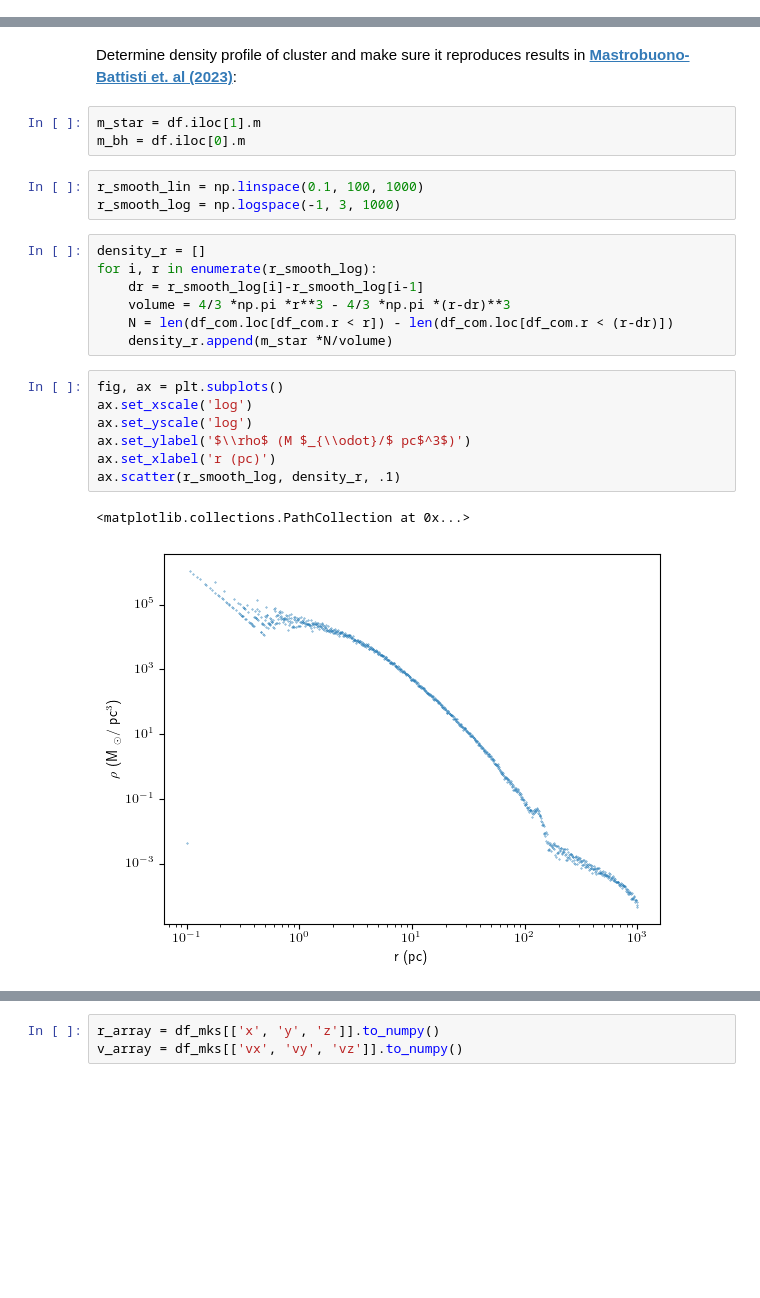
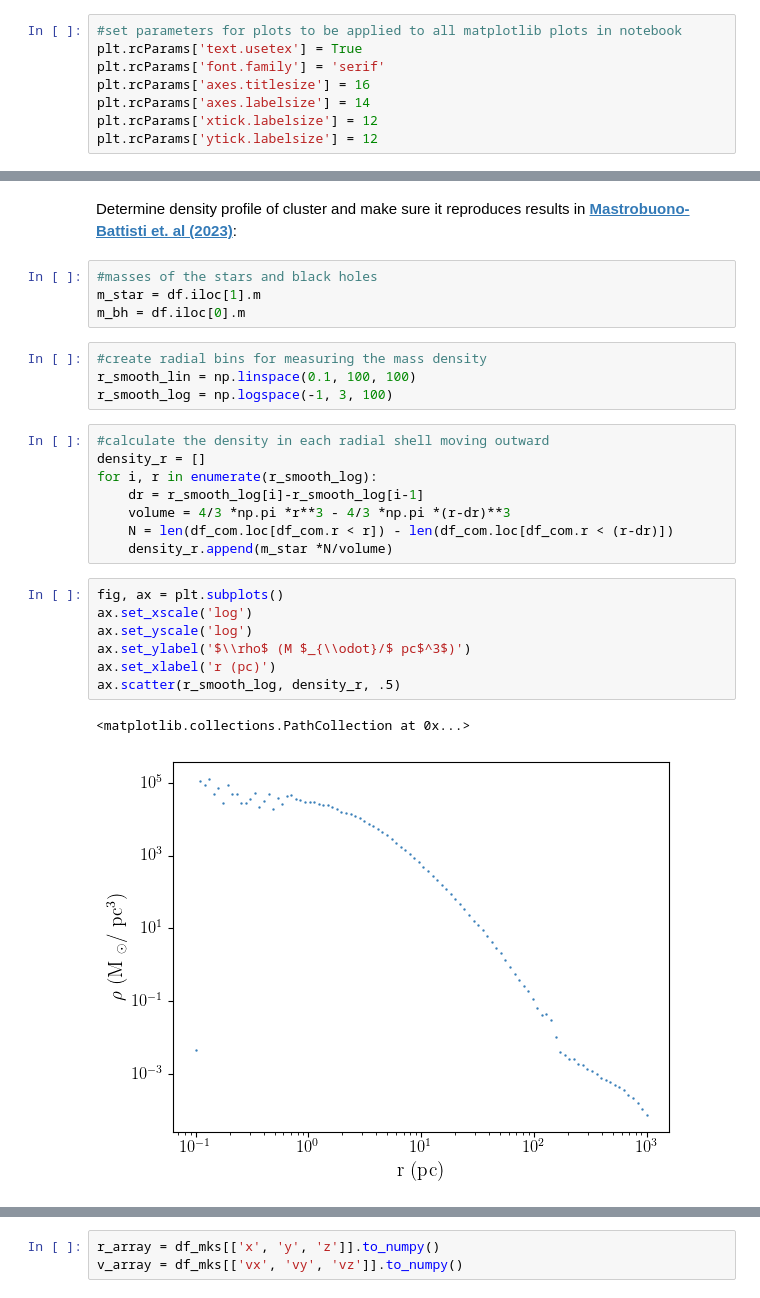
Before and after one commit to janeisbright/Research_Data_Foundations_Final_Project, a Jupyter notebook: NSC_statistical_analysis.ipynb, the cells around one changed output, grey strips where cells are left out. Cells and saved outputs as stored; diff of their text form; blank space fills up the shorter version.

```diff
--- a/NSC_statistical_analysis.ipynb
+++ b/NSC_statistical_analysis.ipynb
@@ -16,3 +24,11 @@ plt.rcParams['text.usetex'] = True
+# %%
+#set parameters for plots to be applied to all matplotlib plots in notebook
+plt.rcParams['text.usetex'] = True
+plt.rcParams['font.family'] = 'serif'
+plt.rcParams['axes.titlesize'] = 16
+plt.rcParams['axes.labelsize'] = 14
+plt.rcParams['xtick.labelsize'] = 12
+plt.rcParams['ytick.labelsize'] = 12
 # %%
 dir = os.getcwd() #path to current working directory
 
@@ -143,12 +162,15 @@ fig = corner.corner(df_com.loc[df_com.star==True][['x','y','z','vx','vy','vz']],
 # %% [markdown]
 Determine density profile of cluster and make sure it reproduces results in __[Mastrobuono-Battisti et. al (2023)](https://ui.adsabs.harvard.edu/abs/2023MNRAS.521.6089M/abstract)__:
 # %%
+#masses of the stars and black holes
 m_star = df.iloc[1].m
 m_bh = df.iloc[0].m
 # %%
-r_smooth_lin = np.linspace(0.1, 100, 1000)
-r_smooth_log = np.logspace(-1, 3, 1000)
+#create radial bins for measuring the mass density
+r_smooth_lin = np.linspace(0.1, 100, 100)
+r_smooth_log = np.logspace(-1, 3, 100)
 # %%
+#calculate the density in each radial shell moving outward
 density_r = []
 for i, r in enumerate(r_smooth_log):
     dr = r_smooth_log[i]-r_smooth_log[i-1]
@@ -158,11 +180,11 @@ for i, r in enumerate(r_smooth_log):
 # %%
 fig, ax = plt.subplots()
 ax.set_xscale('log')
 ax.set_yscale('log')
 ax.set_ylabel('$\\rho$ (M $_{\\odot}/$ pc$^3$)')
 ax.set_xlabel('r (pc)')
-ax.scatter(r_smooth_log, density_r, .1)
+ax.scatter(r_smooth_log, density_r, .5)
 # %% [output]
 <matplotlib.collections.PathCollection at 0x...>
-[figure, old version]
+[figure, new version]
 # %%
```
Also changed, not shown: parts of 24 cells of this notebook.
